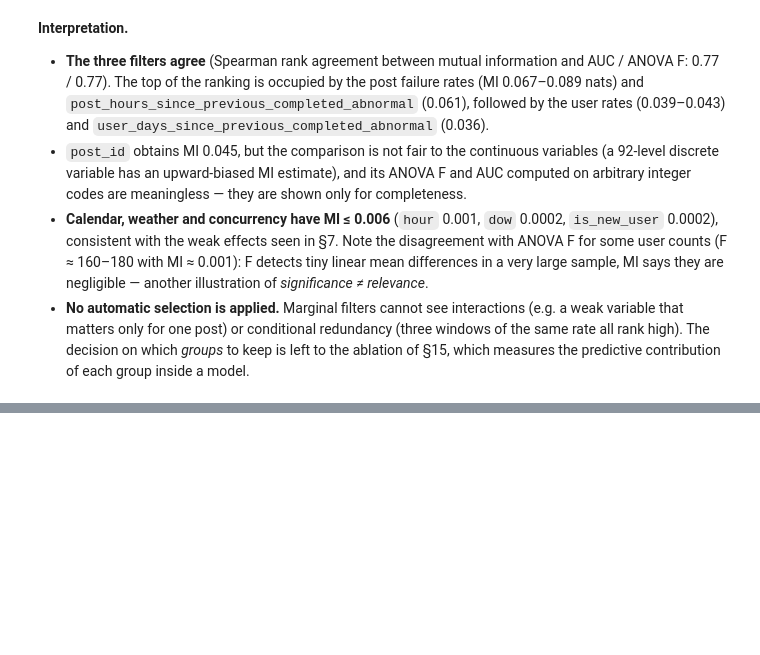
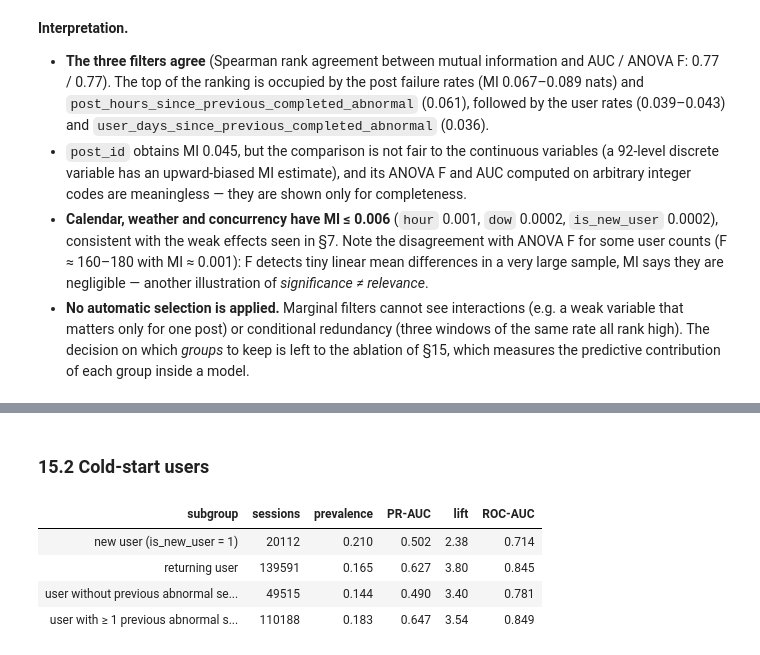
Before and after one commit to AmirMasnavi/MINDD, a Jupyter notebook: TP1_Task1_Data_Understanding_and_Preparation.ipynb, the cells around one changed output, grey strips where cells are left out. Saved outputs shown, nothing was run; the diff lists cells and outputs as text; code cells hidden in the pictures; blank space fills up the shorter version.

```diff
--- a/TP1_Task1_Data_Understanding_and_Preparation.ipynb
+++ b/TP1_Task1_Data_Understanding_and_Preparation.ipynb
@@ -2170,0 +2471,19 @@ Spearman rank agreement between the three rankings (MI vs AUC / MI vs F): 0.77 /
+# %% [markdown]
+### 15.2 Cold-start users
+# %%
+cs_rows = []
+for name, mask in [("new user (is_new_user = 1)", df.loc[BASE_PRED.index, "is_new_user"] == 1),
+                   ("returning user", df.loc[BASE_PRED.index, "is_new_user"] == 0),
+                   ("user without previous abnormal session", df.loc[BASE_PRED.index, "user_no_previous_completed_abnormal"] == 1),
+                   ("user with ≥ 1 previous abnormal session", df.loc[BASE_PRED.index, "user_no_previous_completed_abnormal"] == 0)]:
+    y, p = df.loc[BASE_PRED.index[mask], TARGET], BASE_PRED[mask]
+    cs_rows.append({"subgroup": name, "sessions": int(mask.sum()), "prevalence": y.mean(), "PR-AUC": average_precision_score(y, p),
+                    "lift": average_precision_score(y, p) / y.mean(), "ROC-AUC": roc_auc_score(y, p)})
+COLD = pd.DataFrame(cs_rows)
+display(COLD.style.format({"prevalence": "{:.3f}", "PR-AUC": "{:.3f}", "lift": "{:.2f}", "ROC-AUC": "{:.3f}"}).hide(axis="index"))
+# %% [output]
+| subgroup | sessions | prevalence | PR-AUC | lift | ROC-AUC |
+| new user (is_new_user = 1) | 20112 | 0.210 | 0.502 | 2.38 | 0.714 |
+| returning user | 139591 | 0.165 | 0.627 | 3.80 | 0.845 |
+| user without previous abnormal se... | 49515 | 0.144 | 0.490 | 3.40 | 0.781 |
+| user with ≥ 1 previous abnormal s... | 110188 | 0.183 | 0.647 | 3.54 | 0.849 |
```
Also changed, not shown: parts of 57 cells of this notebook, 32 other files.
